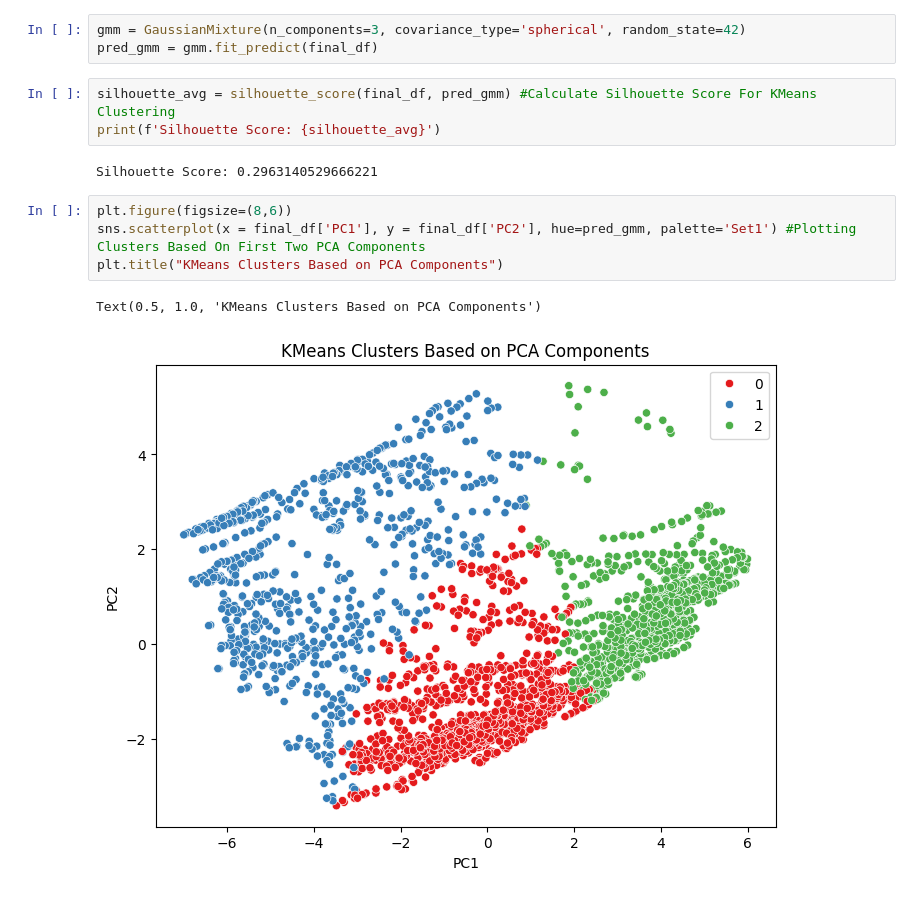
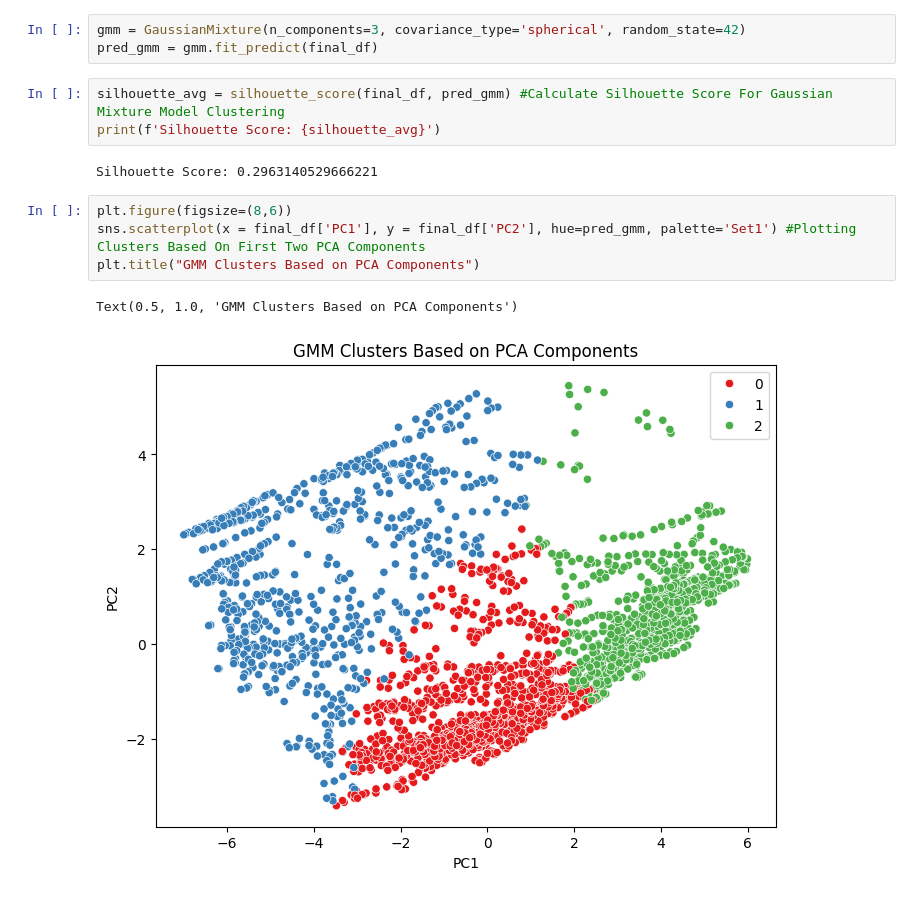
Before and after one commit to rioo09/Country-Classification-Project, a Jupyter notebook: P-651.ipynb, the cells around one changed output. Drawn from its saved outputs; the diff is of its cells as text.

Commit message:
Model Comparison

```diff
--- a/P-651.ipynb
+++ b/P-651.ipynb
@@ -572,14 +570,14 @@ Covariance: spherical, Clusters: 4, Score: 0.218
 gmm = GaussianMixture(n_components=3, covariance_type='spherical', random_state=42)
 pred_gmm = gmm.fit_predict(final_df)
 # %%
-silhouette_avg = silhouette_score(final_df, pred_gmm) #Calculate Silhouette Score For KMeans Clustering
+silhouette_avg = silhouette_score(final_df, pred_gmm) #Calculate Silhouette Score For Gaussian Mixture Model Clustering
 print(f'Silhouette Score: {silhouette_avg}')
 # %% [output]
 Silhouette Score: 0.2963140529666221
 # %%
 plt.figure(figsize=(8,6))
 sns.scatterplot(x = final_df['PC1'], y = final_df['PC2'], hue=pred_gmm, palette='Set1') #Plotting Clusters Based On First Two PCA Components
-plt.title("KMeans Clusters Based on PCA Components")
+plt.title("GMM Clusters Based on PCA Components")
 # %% [output]
-Text(0.5, 1.0, 'KMeans Clusters Based on PCA Components')
+Text(0.5, 1.0, 'GMM Clusters Based on PCA Components')
-[figure, old version]
+[figure, new version]
```
Also changed, not shown: parts of 9 cells of this notebook.
